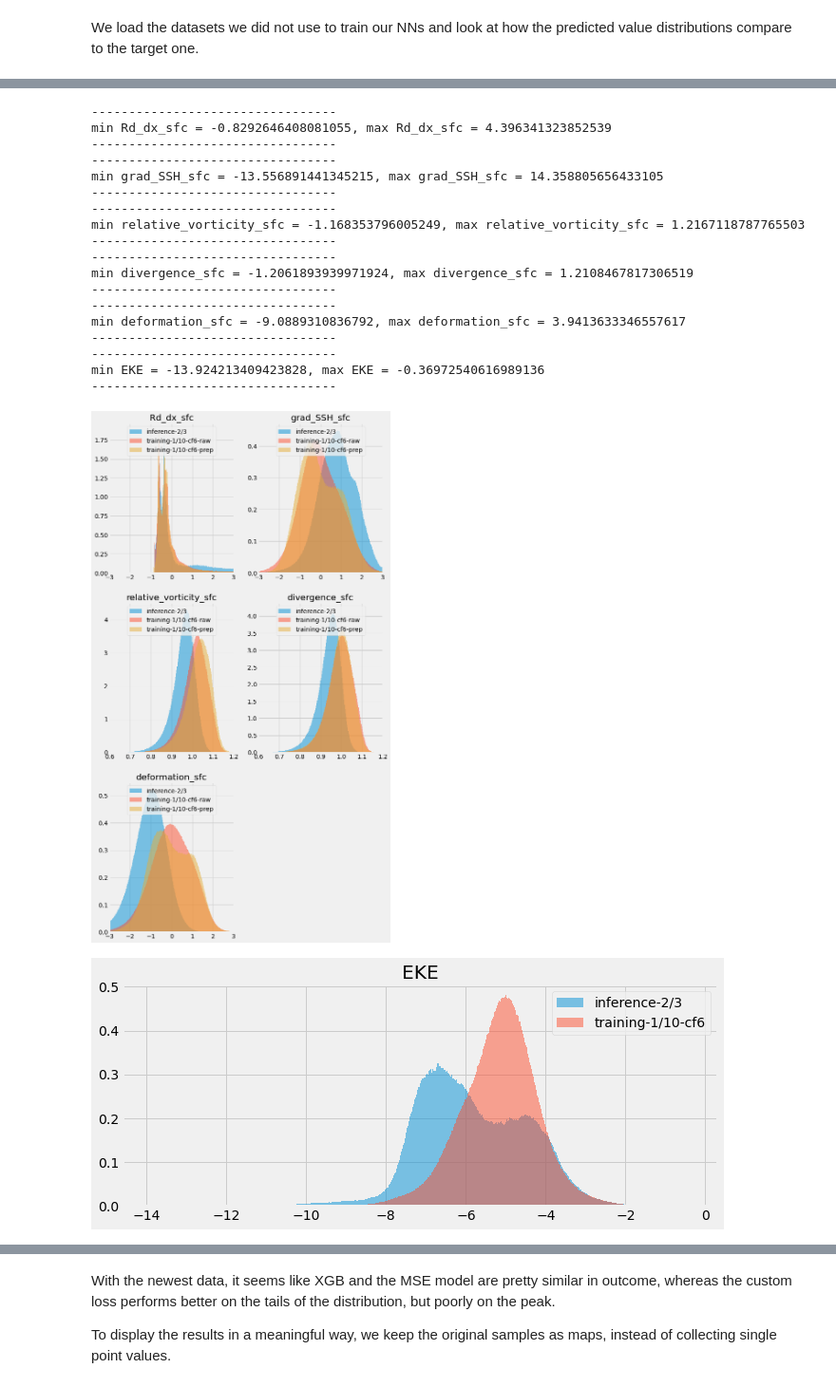
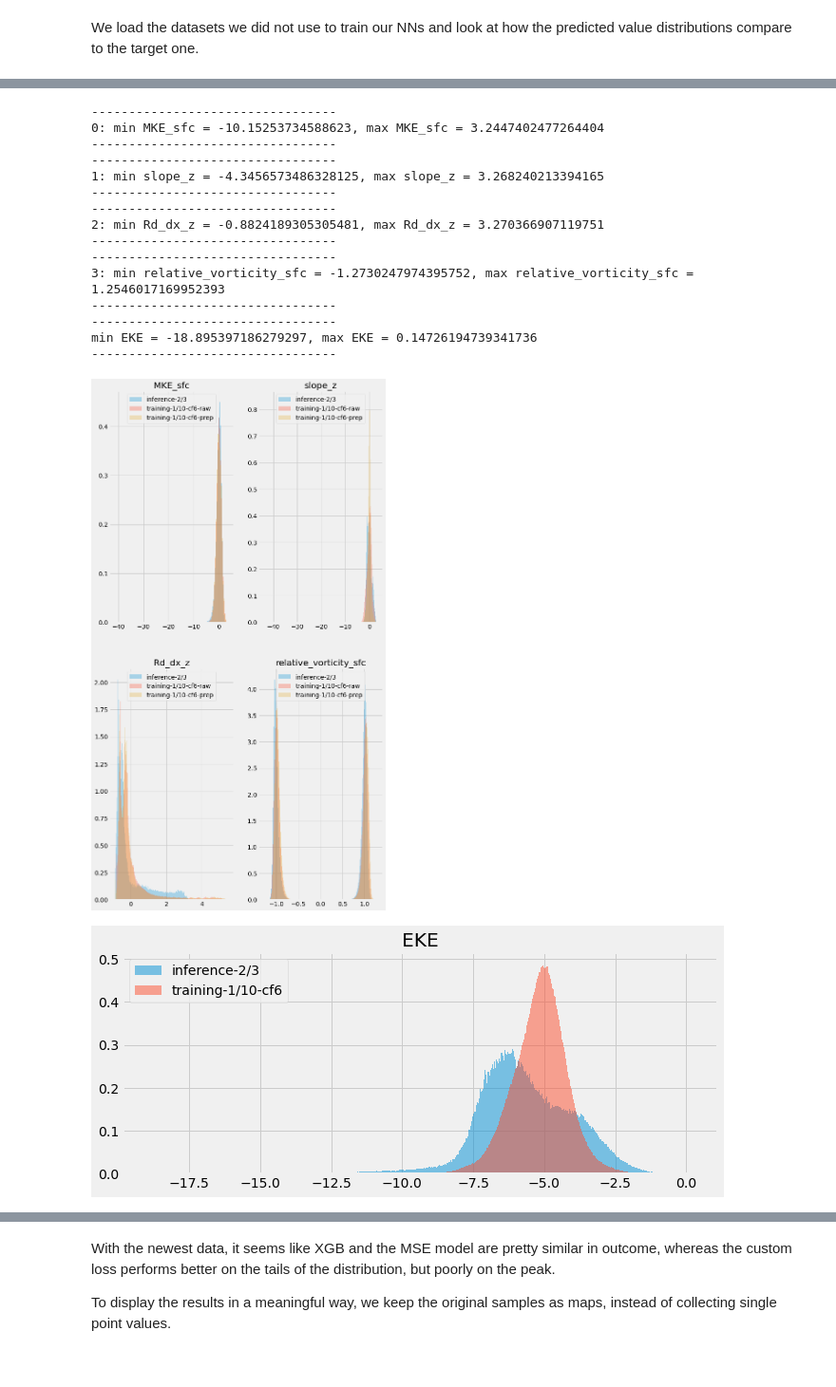
Before and after one commit to CrayLabs/NCAR_ML_EKE, a Jupyter notebook: notebooks/train_new_data.ipynb, the cells around one changed output, grey strips where cells are left out. Shown at 95% size. Cells and saved outputs as stored; diff of their text form; code cells hidden in the pictures.

Commit message:
Improves models, adds Helmholtz.

```diff
--- a/notebooks/train_new_data.ipynb
+++ b/notebooks/train_new_data.ipynb
@@ -265,6 +288,6 @@ print(samples.shape)
 # %%
-X_train, X_test, y_train, y_test, scaler = prep_data(samples, skip_vars=['Rd_dx_sfc'])
-X_train_prep, X_test_prep, y_train_prep, y_test_prep, scaler_prep = prep_data(samples_prep, skip_vars=['Rd_dx_sfc'])
+X_train, X_test, y_train, y_test, scaler = prep_data(samples, skip_vars=['Rd_dx_z'])
+X_train_prep, X_test_prep, y_train_prep, y_test_prep, scaler_prep = prep_data(samples_prep, skip_vars=['Rd_dx_z'])
 # %% [output]
 Dropping empty values...
 Dropping negative EKE samples...
@@ -412,13 +434,14 @@ if save:
 We will now train an XGBoost regressor, to be able to compare the results of our Neural Network(s) to it. The dataset is too large for the algorithm to run in a reasonable time, thus we will use 1/100th of the data points.
 # %%
 # If you have the data, just skip the loading and pre-processing
-load_data = False
+
+load_data = True
 if load_data:
-    X_train = pd.DataFrame(np.load('./ml_eke/nn/data/X_train_prep.npy'), columns=columns)
-    X_test =  pd.DataFrame(np.load('./ml_eke/nn/data/X_test_prep.npy'), columns=columns)
+    X_train = pd.DataFrame(np.load('./ml_eke/nn/data/X_train_prep_cf6.npy'), columns=columns)
+    X_test =  pd.DataFrame(np.load('./ml_eke/nn/data/X_test_prep_cf6.npy'), columns=columns)
 
-    y_train = np.load('./ml_eke/nn/data/y_train_prep.npy')
-    y_test = np.load('./ml_eke/nn/data/y_test_prep.npy')
+    y_train = np.load('./ml_eke/nn/data/y_train_prep_cf6.npy')
+    y_test = np.load('./ml_eke/nn/data/y_test_prep_cf6.npy')
 # %%
 rf = XGBRegressor()
 num_samples = X_train.shape[0]
@@ -490,14 +513,13 @@ We load the datasets we did not use to train our NNs and look at how the predict
 #datapath1 = '/lus/scratch/spartee/MOM6_1-10/'
 #datapath2 = '/lus/scratch/spartee/MOM6_1-10_data_with_ssh/'
 
-datapath1 = '/lus/scratch/ashao/data/2_3_rough/'
-#datapath1 = '/lus/scratch/arigazzi/2_3_SSH/'
+datapath1 = '/lus/scratch/ashao/data/2_3/'
+datapath2 = '/lus/scratch/arigazzi/2_3_SSH/'
 
 datapath_1_4 = '/lus/scratch/spartee/MOM6_1-4_data_with_ssh/'
 
-model_data = ml_eke.pop_data(datapath1, datapath1, skip_vars = ['x','y','depth','depth_stdev'], extra_pref=None, first_suffix='_16_001.nc')
+model_data = ml_eke.pop_data(datapath1, datapath1, skip_vars = ['x','y','depth','depth_stdev'], extra_pref=None, first_suffix='_10_001.nc')
 #model_data_rough = ml_eke.pop_data(datapath1, datapath1, skip_vars = ['x','y','depth','depth_stdev'], extra_pref='rough', first_suffix='_16_001.nc')
-#model_data.extend_inventory(datapath2)
 
 
 # columns = ['Rd_dx_sfc']
@@ -505,10 +527,9 @@ model_data = ml_eke.pop_data(datapath1, datapath1, skip_vars = ['x','y','depth',
 
 # dataset_1_4 = get_samples(1, 200, ['Rd_dx_sfc'], model_data_1_4, predictands=['Rd_dx_sfc'])
 # data_1_4, targets_1_4, scaler_1_4 = prep_samples(dataset_1_4)
-columns = columns_2_3
-dataset = get_samples(1, 200, columns, model_data, predictands=['MEKE_sfc'])
+dataset = get_samples(1, 10, columns, model_data, predictands=['MEKE_z'])
 #dataset_rough = get_samples(1, 200, columns, model_data_rough, predictands=['MEKE_sfc'])
-data, targets, _ = prep_samples(dataset, scaler, abs_val=[False, False, True, True, False], clean_after_reg=True, skip_vars=['Rd_dx_sfc'])
+data, targets, _ = prep_samples(dataset, scaler=None, abs_val=[True, True, True, True, True, False], clean_after_reg=True, skip_vars=['Rd_dx_z'])
 #data_rough, targets_rough, _ = prep_samples(dataset_rough, scaler)
 data
 # %% [output]
@@ -537,57 +557,54 @@ Scaling data with provided scaler...
 # %%
 plt.figure(figsize=(10,20))
-xlims = [[-3,3],[-3,3],[0.6,1.2],[0.6,1.2],[-3,3]]
+xlims = [[-3,3],[-3,3],[0.6,1.2],[0.6,1.2],[-3,3],[-3,3]]
 for i in range(data.shape[-1]):
     sample = data.values[:, i]
     print('---------------------------------')
-    print(f'min {columns[i]} = {np.min(sample)}, max {columns[i]} = {np.max(sample)}')
+    print(f'{i}: min {columns[i]} = {np.min(sample)}, max {columns[i]} = {np.max(sample)}')
     print('---------------------------------')
     plt.subplot(len(columns)//2+len(columns)%2,2,i+1)
-    plt.hist(sample, bins=1000, density=True, alpha=0.5, label='inference-2/3')
+    plt.hist(sample, bins=1000, density=True, alpha=0.3, label='inference-2/3')
 #     sample = data_rough.values[:, i]
-#     plt.hist(sample, bins=1000, density=True, alpha=0.5, label='inference-2/3 rough')
+#     plt.hist(sample, bins=1000, density=True, alpha=0.3, label='inference-2/3 rough')
     sample = X_train.values[:, i]
-    plt.hist(sample, bins=1000, density=True, alpha=0.5, label='training-1/10-cf6-raw')
+    plt.hist(sample, bins=1000, density=True, alpha=0.3, label='training-1/10-cf6-raw')
     sample = X_train_prep.values[:, i]
-    plt.hist(sample, bins=1000, density=True, alpha=0.5, label='training-1/10-cf6-prep')
-    plt.xlim(xlims[i])
+    plt.hist(sample, bins=1000, density=True, alpha=0.3, label='training-1/10-cf6-prep')
+    #plt.xlim(xlims[i])
     plt.legend(loc='upper center')
     plt.title(columns[i])
     plt.draw()
 
 plt.savefig('feature_dist.png')
 print('---------------------------------')
 print(f'min EKE = {np.min(targets)}, max EKE = {np.max(targets)}')
 print('---------------------------------')
 plt.figure(figsize=(10,4))
 plt.hist(targets, bins=1000, density=True, alpha=0.5, label='inference-2/3')
 # plt.hist(targets_rough, bins=1000, density=True, alpha=0.5, label='inference-2/3 rough')
 plt.hist(y_train_prep, bins=1000, density=True, alpha=0.5, label='training-1/10-cf6')
 plt.legend(loc='upper center')
 plt.legend()
 plt.title('EKE')
 plt.draw()
 # %% [output]
 ---------------------------------
-min Rd_dx_sfc = -0.8292646408081055, max Rd_dx_sfc = 4.396341323852539
+0: min MKE_sfc = -10.15253734588623, max MKE_sfc = 3.2447402477264404
 ---------------------------------
 ---------------------------------
-min grad_SSH_sfc = -13.556891441345215, max grad_SSH_sfc = 14.358805656433105
+1: min slope_z = -4.3456573486328125, max slope_z = 3.268240213394165
 ---------------------------------
 ---------------------------------
-min relative_vorticity_sfc = -1.168353796005249, max relative_vorticity_sfc = 1.2167118787765503
+2: min Rd_dx_z = -0.8824189305305481, max Rd_dx_z = 3.270366907119751
 ---------------------------------
 ---------------------------------
-min divergence_sfc = -1.2061893939971924, max divergence_sfc = 1.2108467817306519
+3: min relative_vorticity_sfc = -1.2730247974395752, max relative_vorticity_sfc = 1.2546017169952393
 ---------------------------------
 ---------------------------------
-min deformation_sfc = -9.0889310836792, max deformation_sfc = 3.9413633346557617
+min EKE = -18.895397186279297, max EKE = 0.14726194739341736
 ---------------------------------
----------------------------------
-min EKE = -13.924213409423828, max EKE = -0.36972540616989136
----------------------------------
-[figure, old version]
+[figure, new version]
-[figure, old version]
+[figure, new version]
 # %%
 # make some predictions
 #preds_cus = model_cus(torch.tensor(data_10.values))
```
Also changed, not shown: parts of 17 cells of this notebook, 3 other files.
